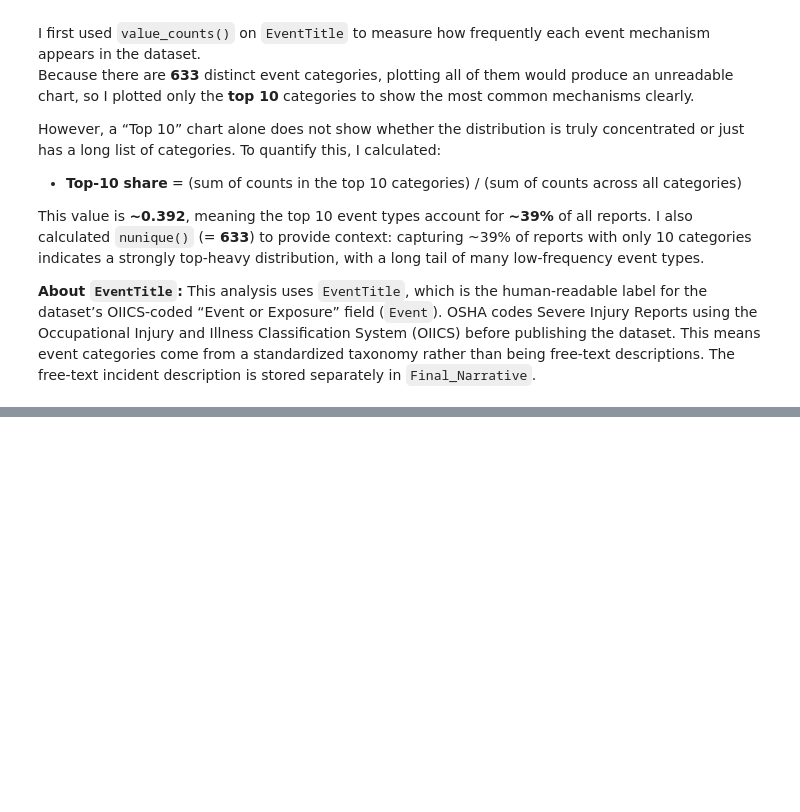
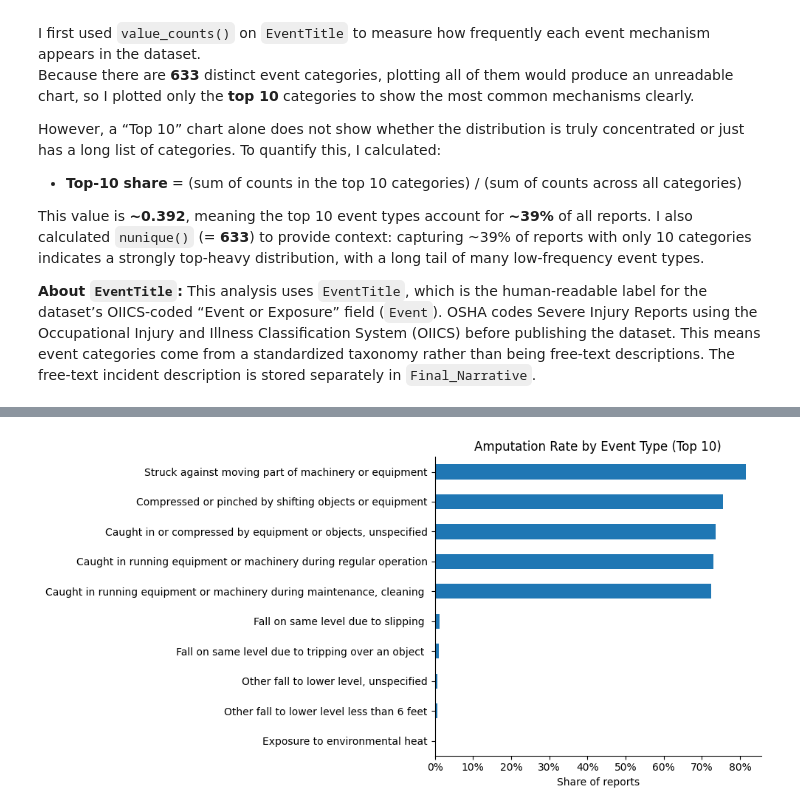
Before and after one commit to CourtneyMandela/occupational_injury_trends, a Jupyter notebook: notebooks/osha_severe_injury.ipynb, the cells around one changed output, grey strips where cells are left out. Drawn from its saved outputs; the diff is of its cells as text; code cells hidden in the pictures; blank space fills up the shorter version.

Commit message:
Add outcome rate analysis by event type (exclude loss-of-eye due to rarity)

```diff
--- a/notebooks/osha_severe_injury.ipynb
+++ b/notebooks/osha_severe_injury.ipynb
@@ -913,0 +920,37 @@ This value is **~0.392**, meaning the top 10 event types account for **~39%** of
+# %%
+TOP_N = 10
+outcome_cols = ["Amputation", "Hospitalized", "Loss of Eye"]
+
+#Find most common event types (so chart is readable)
+event_counts = df["EventTitle"].value_counts()
+top_event_types = event_counts.head(TOP_N).index
+
+# Filter the dataset down to only those top event types
+df_top_events = df[df["EventTitle"].isin(top_event_types)].copy()
+
+# Convert outcome columns to 1/0.
+# Reason: the mean of a 0/1 column equals the share of reports with that outcome.
+df_top_events[outcome_cols] = df_top_events[outcome_cols].astype(int)
+
+# Calculate outcome rates by event type
+# if "Amputation" mean = 0.30, that means 30% of those reports were amputations.
+outcome_rate_by_event = df_top_events.groupby("EventTitle")[outcome_cols].mean()
+# %%
+# Plot amputation rate for the same top event types
+amputation_rate = outcome_rate_by_event["Amputation"].loc[top_event_types].sort_values()
+
+ax = amputation_rate.plot(kind="barh", figsize=(10, 5))
+ax.set_title(f"Amputation Rate by Event Type (Top {TOP_N})")
+ax.set_xlabel("Share of reports")
+ax.set_ylabel("")
+
+# Display axis as percent (instead of 0.2 / 0.4)
+ticks = ax.get_xticks()
+ax.set_xticklabels([f"{t:.0%}" for t in ticks])
+
+ax.spines["top"].set_visible(False)
+ax.spines["right"].set_visible(False)
+plt.tight_layout()
+plt.show()
+# %% [output]
+[figure, added]
```
Also changed, not shown: parts of 5 cells of this notebook.
